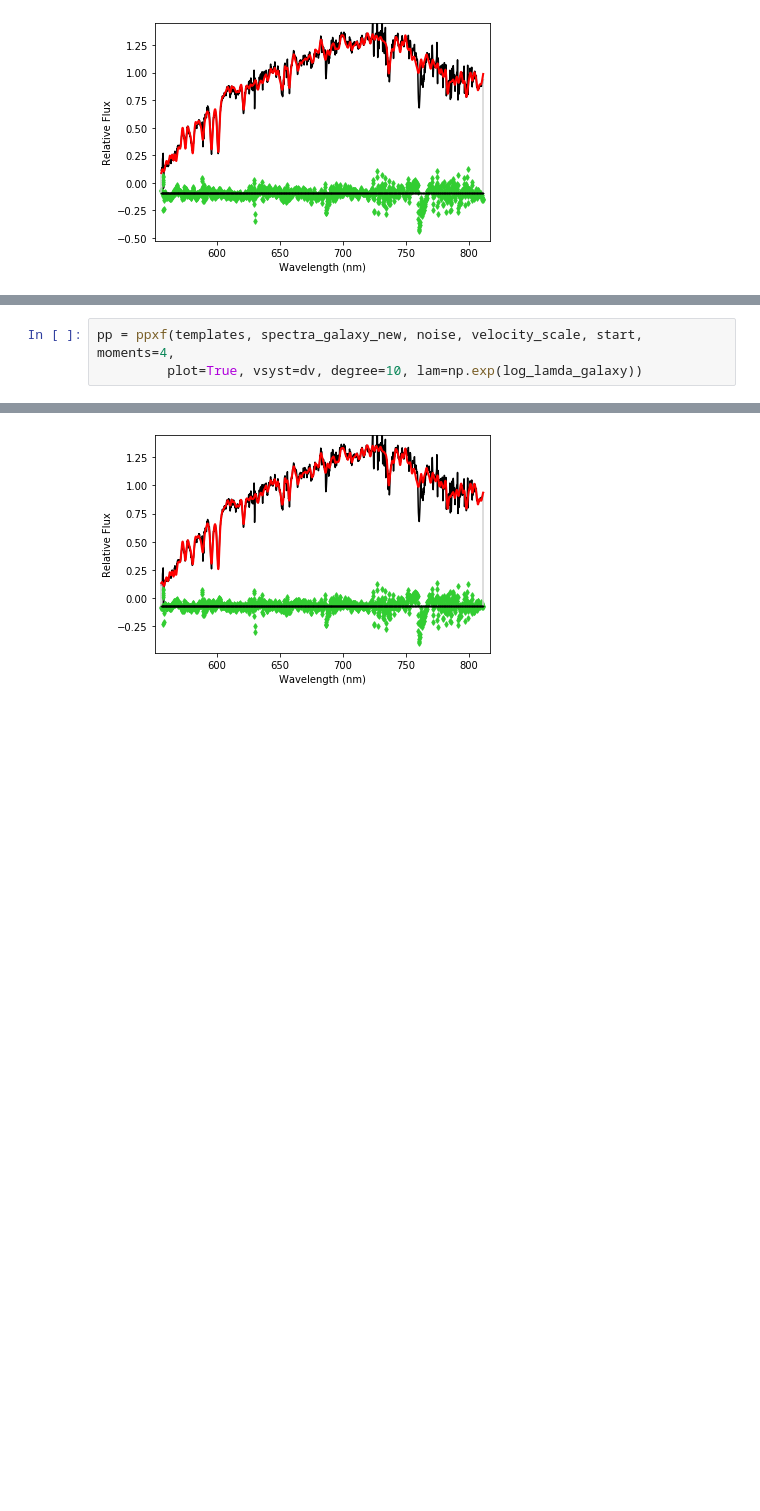
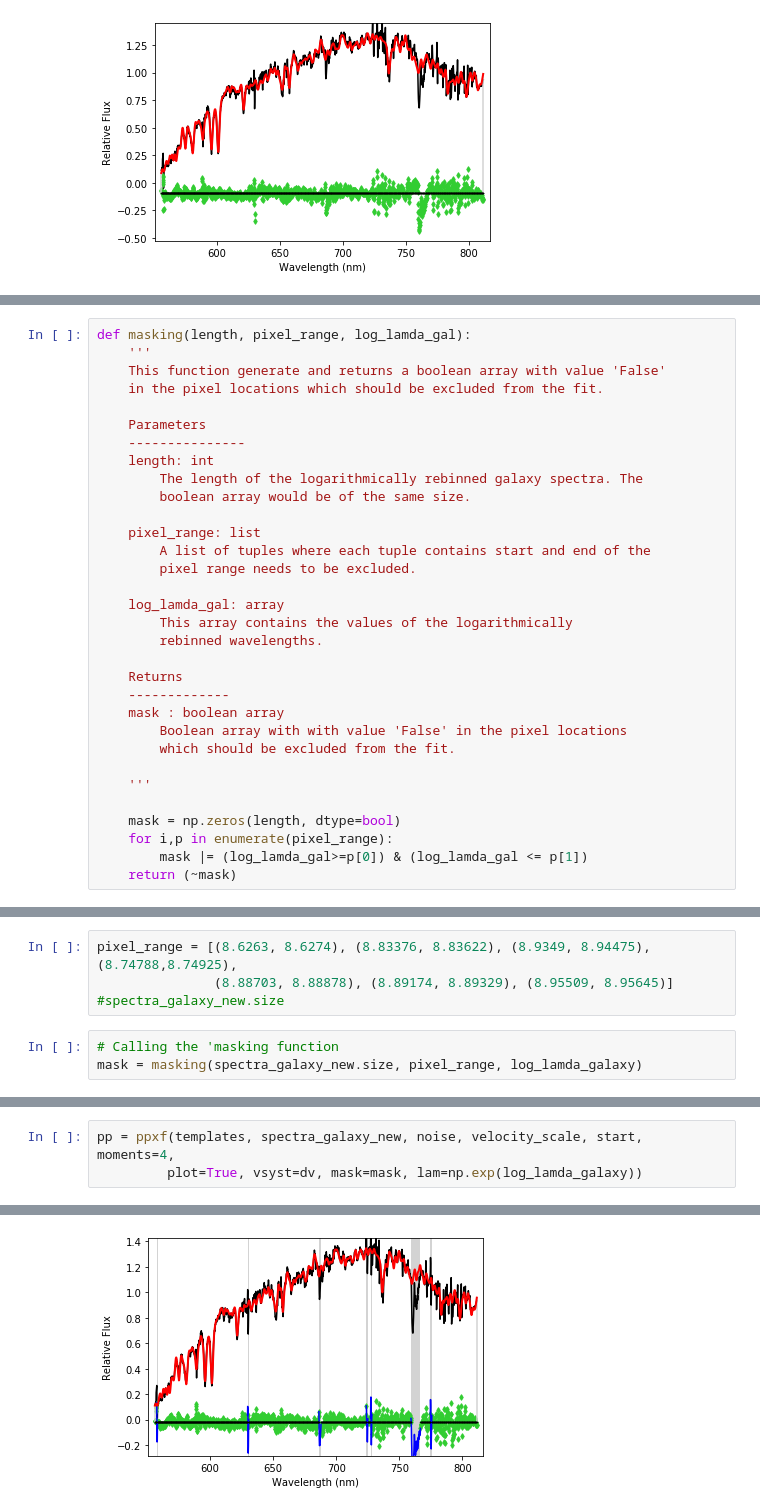
Before and after one commit to pmozumdar/ppxf_code, a Jupyter notebook: Try_1.ipynb, the cells around one changed output, grey strips where cells are left out. Drawn from its saved outputs; the diff is of its cells as text; blank space fills up the shorter version.

Commit message:
code is now able to mask some part of the galaxy spectrum to fit

```diff
--- a/Try_1.ipynb
+++ b/Try_1.ipynb
@@ -203,0 +206,32 @@ linear_method = nnls; Nonzero Templates (>0.1%):  17 / 985
+# %%
+def masking(length, pixel_range, log_lamda_gal):
+    '''
+    This function generate and returns a boolean array with value 'False'
+    in the pixel locations which should be excluded from the fit.
+
+    Parameters
+    ---------------
+    length: int
+        The length of the logarithmically rebinned galaxy spectra. The
+        boolean array would be of the same size.
+
+    pixel_range: list
+        A list of tuples where each tuple contains start and end of the
+        pixel range needs to be excluded.
+
+    log_lamda_gal: array
+        This array contains the values of the logarithmically
+        rebinned wavelengths.
+
+    Returns
+    -------------
+    mask : boolean array
+        Boolean array with with value 'False' in the pixel locations
+        which should be excluded from the fit.
+
+    '''
+
+    mask = np.zeros(length, dtype=bool)
+    for i,p in enumerate(pixel_range):
+        mask |= (log_lamda_gal>=p[0]) & (log_lamda_gal <= p[1])
+    return (~mask)
@@ -203,0 +240,7 @@ linear_method = nnls; Nonzero Templates (>0.1%):  17 / 985
+# %%
+pixel_range = [(8.6263, 8.6274), (8.83376, 8.83622), (8.9349, 8.94475), (8.74788,8.74925),
+               (8.88703, 8.88878), (8.89174, 8.89329), (8.95509, 8.95645)]
+#spectra_galaxy_new.size
+# %%
+# Calling the 'masking function
+mask = masking(spectra_galaxy_new.size, pixel_range, log_lamda_galaxy)
@@ -204,5 +249,5 @@ linear_method = nnls; Nonzero Templates (>0.1%):  17 / 985
 # %%
 pp = ppxf(templates, spectra_galaxy_new, noise, velocity_scale, start, moments=4,
-         plot=True, vsyst=dv, degree=10, lam=np.exp(log_lamda_galaxy))
+         plot=True, vsyst=dv, mask=mask, lam=np.exp(log_lamda_galaxy))
 # %% [output]
  Best Fit:       Vel     sigma        h3        h4
@@ -213 +258 @@ linear_method = nnls; Nonzero Templates (>0.1%):  17 / 985
-[figure, old version]
+[figure, new version]
```
Also changed, not shown: parts of 8 cells of this notebook.
